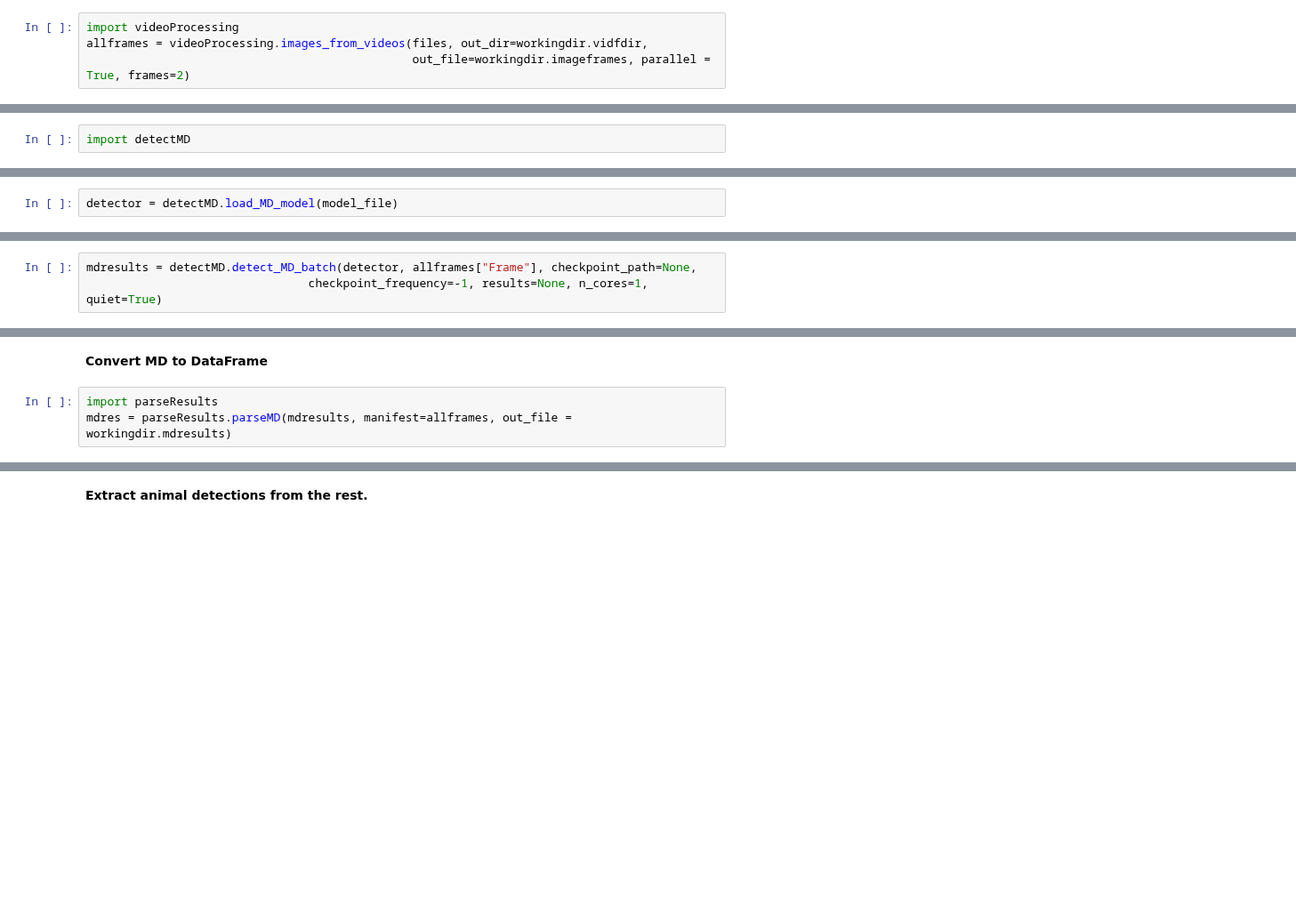
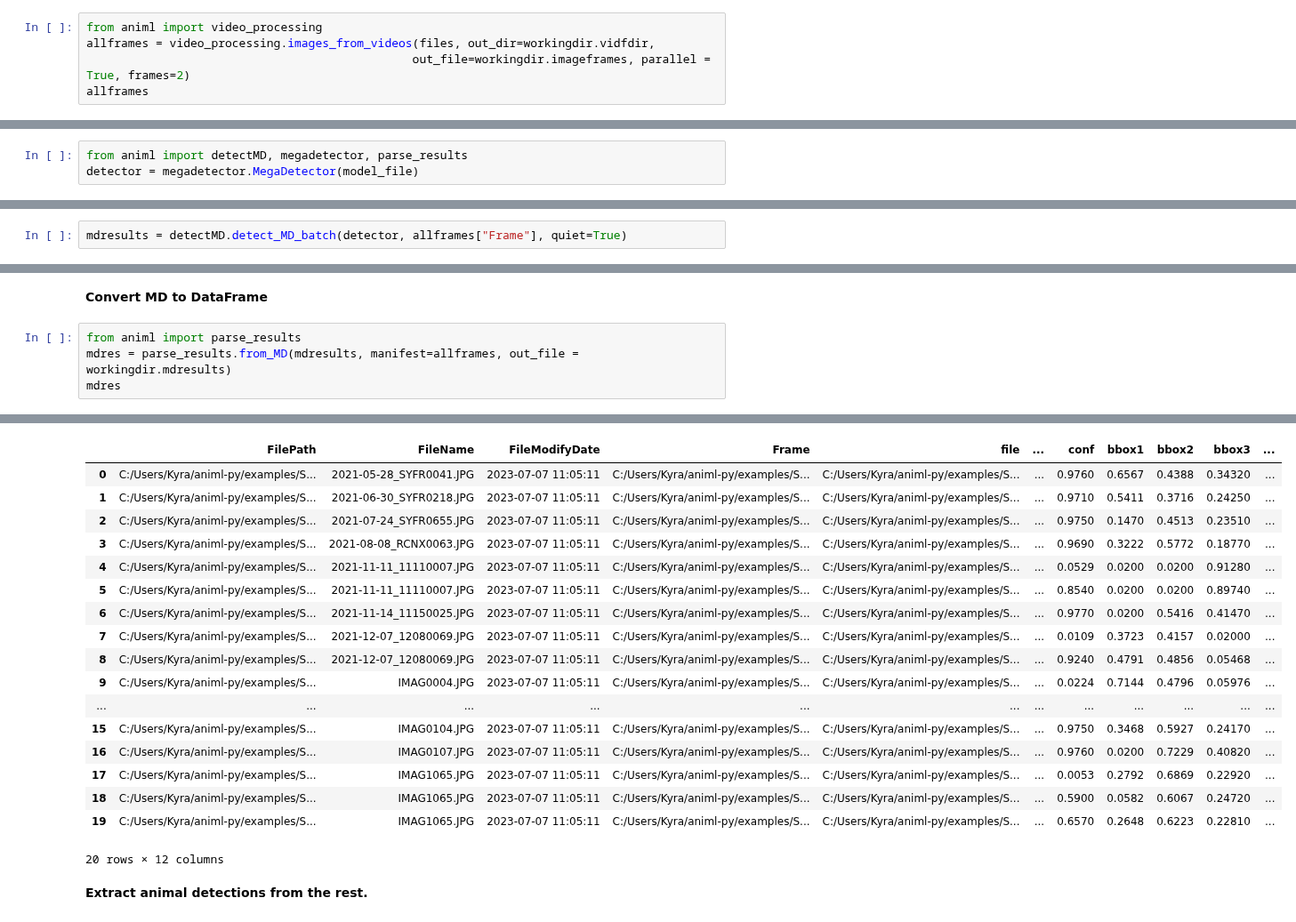
Before and after one commit to conservationtechlab/animl-py, a Jupyter notebook: notebooks/Sandbox.ipynb, the cells around one changed output, grey strips where cells are left out. Shown at 89% size. Drawn from its saved outputs; the diff is of its cells as text; blank space fills up the shorter version.

Commit message:
Update Sandbox.ipynb
fixed to suit new animl function names

```diff
--- a/notebooks/Sandbox.ipynb
+++ b/notebooks/Sandbox.ipynb
@@ -51,7 +34,8 @@ files
 # %% [markdown]
 <b> If there are videos, save out individual frames to pass through models.
 # %%
-import videoProcessing
-allframes = videoProcessing.images_from_videos(files, out_dir=workingdir.vidfdir,
+from animl import video_processing
+allframes = video_processing.images_from_videos(files, out_dir=workingdir.vidfdir,
                                                out_file=workingdir.imageframes, parallel = True, frames=2)
+allframes
 # %% [output]
@@ -81,4 +57,5 @@ Successfully installed torchvision-0.15.2
 # %% [markdown]
 <b> Run all images and video frames through MegaDetector
 # %%
-import detectMD
+from animl import detectMD, megadetector, parse_results
+detector = megadetector.MegaDetector(model_file)
@@ -85,2 +66,0 @@ import detectMD
-# %%
-detector = detectMD.load_MD_model(model_file)
@@ -94,3 +67,2 @@ Loaded model in 5.71 seconds
 # %%
-mdresults = detectMD.detect_MD_batch(detector, allframes["Frame"], checkpoint_path=None,
-                                checkpoint_frequency=-1, results=None, n_cores=1, quiet=True)
+mdresults = detectMD.detect_MD_batch(detector, allframes["Frame"], quiet=True)
@@ -111,6 +69,7 @@ PTDetector: image /home/kyra/animl-py/examples/Peru/S90/SDZG 2/EK000020.JPG fail
 # %% [markdown]
 <b> Convert MD to DataFrame </b>
 # %%
-import parseResults
-mdres = parseResults.parseMD(mdresults, manifest=allframes, out_file = workingdir.mdresults)
+from animl import parse_results
+mdres = parse_results.from_MD(mdresults, manifest=allframes, out_file = workingdir.mdresults)
+mdres
 # %% [output]
@@ -118,3 +77,21 @@ Output file already exists and was last modified 2023-06-12 15:40:13.456840,
+|  | FilePath | FileName | FileModifyDate | Frame | file | ... | conf | bbox1 | bbox2 | bbox3 | ... |
+| 0 | C:/Users/Kyra/animl-py/examples/S... | 2021-05-28_SYFR0041.JPG | 2023-07-07 11:05:11 | C:/Users/Kyra/animl-py/examples/S... | C:/Users/Kyra/animl-py/examples/S... | ... | 0.9760 | 0.6567 | 0.4388 | 0.34320 | ... |
+| 1 | C:/Users/Kyra/animl-py/examples/S... | 2021-06-30_SYFR0218.JPG | 2023-07-07 11:05:11 | C:/Users/Kyra/animl-py/examples/S... | C:/Users/Kyra/animl-py/examples/S... | ... | 0.9710 | 0.5411 | 0.3716 | 0.24250 | ... |
+| 2 | C:/Users/Kyra/animl-py/examples/S... | 2021-07-24_SYFR0655.JPG | 2023-07-07 11:05:11 | C:/Users/Kyra/animl-py/examples/S... | C:/Users/Kyra/animl-py/examples/S... | ... | 0.9750 | 0.1470 | 0.4513 | 0.23510 | ... |
+| 3 | C:/Users/Kyra/animl-py/examples/S... | 2021-08-08_RCNX0063.JPG | 2023-07-07 11:05:11 | C:/Users/Kyra/animl-py/examples/S... | C:/Users/Kyra/animl-py/examples/S... | ... | 0.9690 | 0.3222 | 0.5772 | 0.18770 | ... |
+| 4 | C:/Users/Kyra/animl-py/examples/S... | 2021-11-11_11110007.JPG | 2023-07-07 11:05:11 | C:/Users/Kyra/animl-py/examples/S... | C:/Users/Kyra/animl-py/examples/S... | ... | 0.0529 | 0.0200 | 0.0200 | 0.91280 | ... |
+| 5 | C:/Users/Kyra/animl-py/examples/S... | 2021-11-11_11110007.JPG | 2023-07-07 11:05:11 | C:/Users/Kyra/animl-py/examples/S... | C:/Users/Kyra/animl-py/examples/S... | ... | 0.8540 | 0.0200 | 0.0200 | 0.89740 | ... |
+| 6 | C:/Users/Kyra/animl-py/examples/S... | 2021-11-14_11150025.JPG | 2023-07-07 11:05:11 | C:/Users/Kyra/animl-py/examples/S... | C:/Users/Kyra/animl-py/examples/S... | ... | 0.9770 | 0.0200 | 0.5416 | 0.41470 | ... |
+| 7 | C:/Users/Kyra/animl-py/examples/S... | 2021-12-07_12080069.JPG | 2023-07-07 11:05:11 | C:/Users/Kyra/animl-py/examples/S... | C:/Users/Kyra/animl-py/examples/S... | ... | 0.0109 | 0.3723 | 0.4157 | 0.02000 | ... |
+| 8 | C:/Users/Kyra/animl-py/examples/S... | 2021-12-07_12080069.JPG | 2023-07-07 11:05:11 | C:/Users/Kyra/animl-py/examples/S... | C:/Users/Kyra/animl-py/examples/S... | ... | 0.9240 | 0.4791 | 0.4856 | 0.05468 | ... |
+| 9 | C:/Users/Kyra/animl-py/examples/S... | IMAG0004.JPG | 2023-07-07 11:05:11 | C:/Users/Kyra/animl-py/examples/S... | C:/Users/Kyra/animl-py/examples/S... | ... | 0.0224 | 0.7144 | 0.4796 | 0.05976 | ... |
+| ... | ... | ... | ... | ... | ... | ... | ... | ... | ... | ... | ... |
+| 15 | C:/Users/Kyra/animl-py/examples/S... | IMAG0104.JPG | 2023-07-07 11:05:11 | C:/Users/Kyra/animl-py/examples/S... | C:/Users/Kyra/animl-py/examples/S... | ... | 0.9750 | 0.3468 | 0.5927 | 0.24170 | ... |
+| 16 | C:/Users/Kyra/animl-py/examples/S... | IMAG0107.JPG | 2023-07-07 11:05:11 | C:/Users/Kyra/animl-py/examples/S... | C:/Users/Kyra/animl-py/examples/S... | ... | 0.9760 | 0.0200 | 0.7229 | 0.40820 | ... |
+| 17 | C:/Users/Kyra/animl-py/examples/S... | IMAG1065.JPG | 2023-07-07 11:05:11 | C:/Users/Kyra/animl-py/examples/S... | C:/Users/Kyra/animl-py/examples/S... | ... | 0.0053 | 0.2792 | 0.6869 | 0.22920 | ... |
+| 18 | C:/Users/Kyra/animl-py/examples/S... | IMAG1065.JPG | 2023-07-07 11:05:11 | C:/Users/Kyra/animl-py/examples/S... | C:/Users/Kyra/animl-py/examples/S... | ... | 0.5900 | 0.0582 | 0.6067 | 0.24720 | ... |
+| 19 | C:/Users/Kyra/animl-py/examples/S... | IMAG1065.JPG | 2023-07-07 11:05:11 | C:/Users/Kyra/animl-py/examples/S... | C:/Users/Kyra/animl-py/examples/S... | ... | 0.6570 | 0.2648 | 0.6223 | 0.22810 | ... |
+20 rows × 12 columns
 # %% [markdown]
 <b> Extract animal detections from the rest.
 # %%
```
Also changed, not shown: parts of 20 cells of this notebook.
